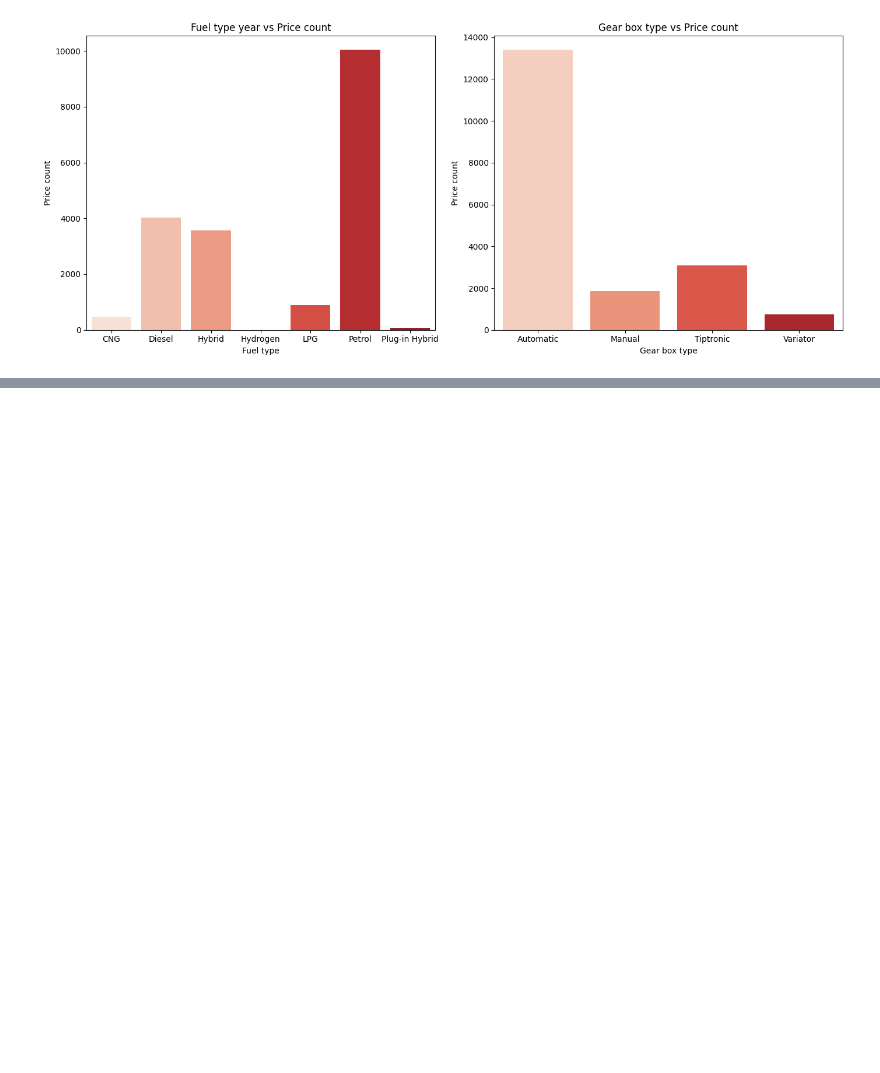
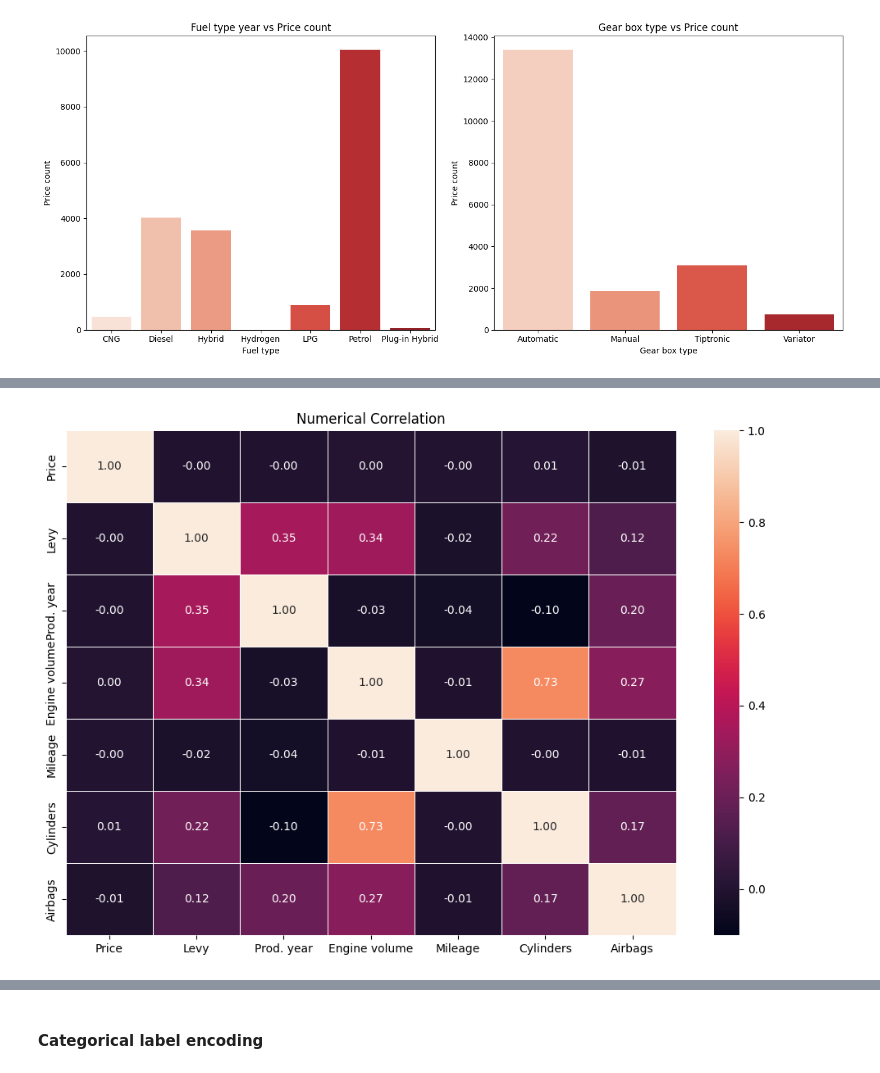
Before and after one commit to ahmeddiab1234/End-to-End-Car-Price-prediction, a Jupyter notebook: EDA.ipynb, the cells around one changed output, grey strips where cells are left out. Saved outputs shown, nothing was run; the diff lists cells and outputs as text; code cells hidden in the pictures; blank space fills up the shorter version.

```diff
--- a/EDA.ipynb
+++ b/EDA.ipynb
@@ -1074,3 +1227,15 @@ Passing `palette` without assigning `hue` is deprecated and will be removed in v
+# %%
+car_sales.drop(columns=['log_price'], axis=1, inplace=True)
+numeric_feats =  numeric_feats.drop('log_price')
+# %%
+numeric_corr = car_sales[numeric_feats].corr()
+
+plt.figure(figsize=(12, 8))
+sns.heatmap(numeric_corr, annot=True, fmt=".2f", linewidths=0.5)
+plt.title("Numerical Correlation")
+plt.show()
+# %% [output]
+[figure, added]
 # %%
 car_sales[categorical_features]
 # %% [output]
@@ -1087,3 +1252,5 @@ car_sales[categorical_features]
 | 19730 | CHEVROLET | Cruze | Sedan | Yes | Petrol | Automatic | Front | 04-May | ... |
 | 19734 | NISSAN | Juke | Jeep | Yes | Petrol | Tiptronic | 4x4 | 04-May | ... |
 19072 rows × 10 columns
+# %% [markdown]
+#### Categorical label encoding
```
Also changed, not shown: parts of 20 cells of this notebook.
